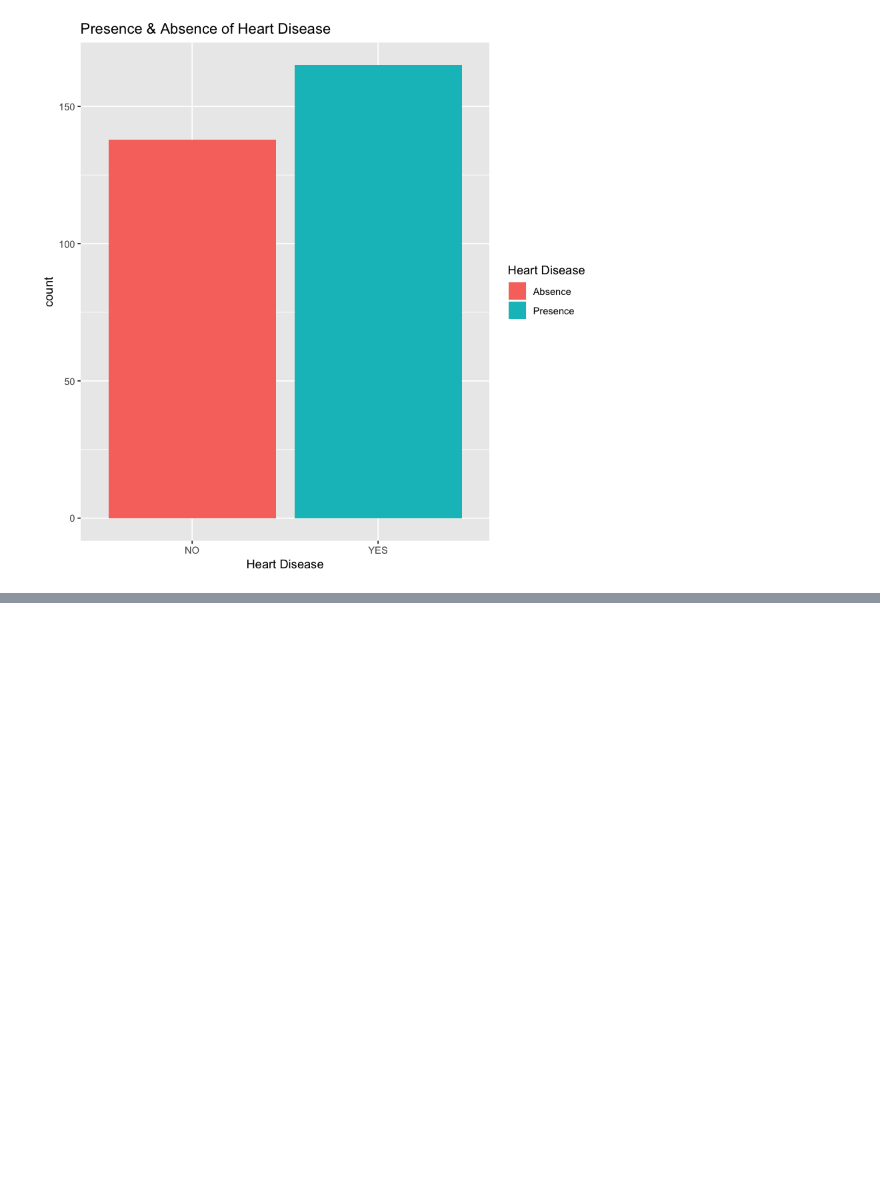
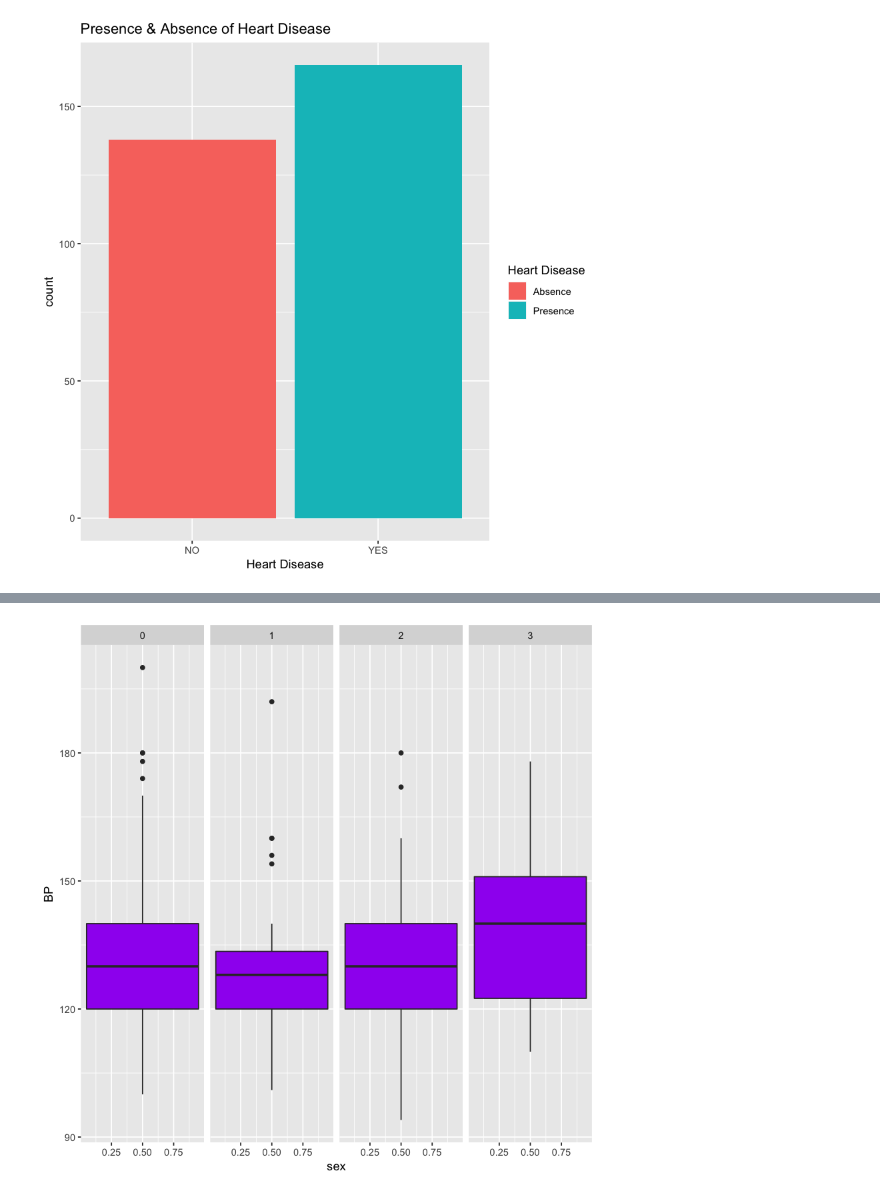
Before and after one commit to socodes/R-Hearth-Disease-Analysis, a Jupyter notebook: Heart Disease Analysis with R.ipynb, the cells around one changed output, grey strips where cells are left out. Saved outputs shown, nothing was run; the diff lists cells and outputs as text; code cells hidden in the pictures; blank space fills up the shorter version.

```diff
--- a/Heart Disease Analysis with R.ipynb
+++ b/Heart Disease Analysis with R.ipynb
@@ -83,0 +109,8 @@ ggplot(data2, aes(x=data2$target, fill=data2$target))+
+# %%
+data %>%
+  ggplot(aes(x=sex, y=trestbps))+
+  geom_boxplot(fill ='purple')+
+  xlab('sex')+
+  ylab('BP')+
+  facet_grid(~cp)
+# %% [output]
@@ -83,0 +119 @@ ggplot(data2, aes(x=data2$target, fill=data2$target))+
+[figure, added]
```
Also changed, not shown: parts of 6 cells of this notebook.
